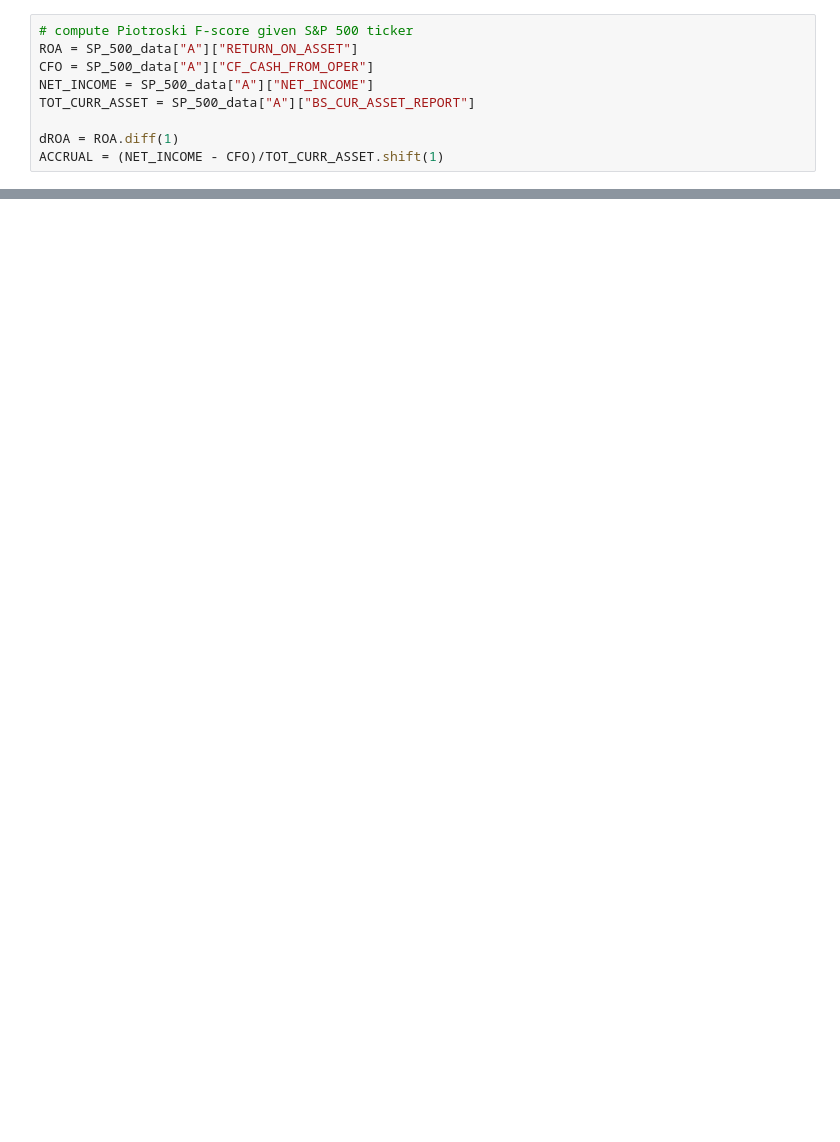
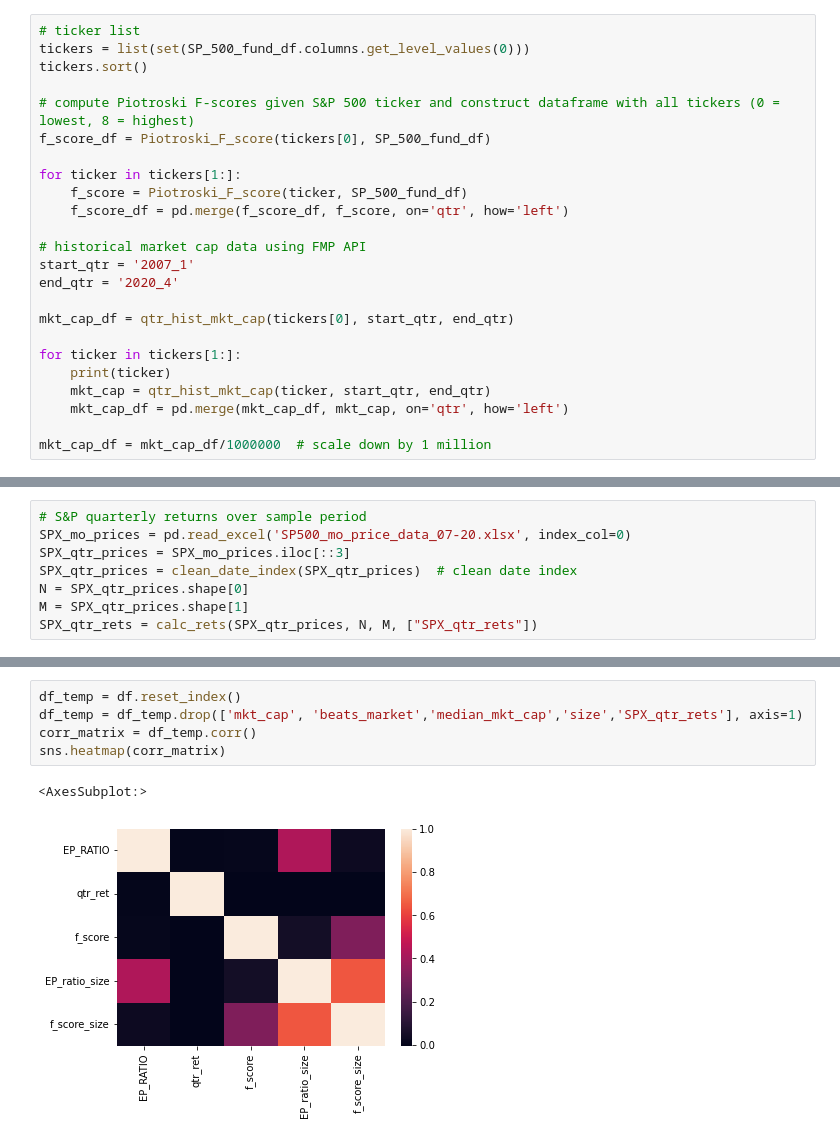
Before and after one commit to taigaschwarz/quant-trading-mf703, a Jupyter notebook: stock-selection.ipynb, the cells around one changed output, grey strips where cells are left out. Cells and saved outputs as stored; diff of their text form; blank space fills up the shorter version.

```diff
--- a/stock-selection.ipynb
+++ b/stock-selection.ipynb
@@ -89,9 +145,24 @@ PE_ratio_qtr_rets_df
 # %%
-# compute Piotroski F-score given S&P 500 ticker
-ROA = SP_500_data["A"]["RETURN_ON_ASSET"]
-CFO = SP_500_data["A"]["CF_CASH_FROM_OPER"]
-NET_INCOME = SP_500_data["A"]["NET_INCOME"]
-TOT_CURR_ASSET = SP_500_data["A"]["BS_CUR_ASSET_REPORT"]
+# ticker list
+tickers = list(set(SP_500_fund_df.columns.get_level_values(0)))
+tickers.sort()
 
-dROA = ROA.diff(1)
-ACCRUAL = (NET_INCOME - CFO)/TOT_CURR_ASSET.shift(1)
+# compute Piotroski F-scores given S&P 500 ticker and construct dataframe with all tickers (0 = lowest, 8 = highest)
+f_score_df = Piotroski_F_score(tickers[0], SP_500_fund_df)
+
+for ticker in tickers[1:]:
+    f_score = Piotroski_F_score(ticker, SP_500_fund_df)
+    f_score_df = pd.merge(f_score_df, f_score, on='qtr', how='left')
+
+# historical market cap data using FMP API
+start_qtr = '2007_1'
+end_qtr = '2020_4'
+
+mkt_cap_df = qtr_hist_mkt_cap(tickers[0], start_qtr, end_qtr)
+
+for ticker in tickers[1:]:
+    print(ticker)
+    mkt_cap = qtr_hist_mkt_cap(ticker, start_qtr, end_qtr)
+    mkt_cap_df = pd.merge(mkt_cap_df, mkt_cap, on='qtr', how='left')
+
+mkt_cap_df = mkt_cap_df/1000000  # scale down by 1 million
@@ -177,0 +187,8 @@ def F_SCORE(ticker, start_date, end_date):
+# %%
+# S&P quarterly returns over sample period
+SPX_mo_prices = pd.read_excel('SP500_mo_price_data_07-20.xlsx', index_col=0)
+SPX_qtr_prices = SPX_mo_prices.iloc[::3]
+SPX_qtr_prices = clean_date_index(SPX_qtr_prices)  # clean date index
+N = SPX_qtr_prices.shape[0]
+M = SPX_qtr_prices.shape[1]
+SPX_qtr_rets = calc_rets(SPX_qtr_prices, N, M, ["SPX_qtr_rets"])
@@ -177,0 +283,8 @@ def F_SCORE(ticker, start_date, end_date):
+# %%
+df_temp = df.reset_index()
+df_temp = df_temp.drop(['mkt_cap', 'beats_market','median_mkt_cap','size','SPX_qtr_rets'], axis=1)
+corr_matrix = df_temp.corr()
+sns.heatmap(corr_matrix)
+# %% [output]
+<AxesSubplot:>
+[figure, added]
```
Also changed, not shown: parts of 20 cells of this notebook, 7 other files.
